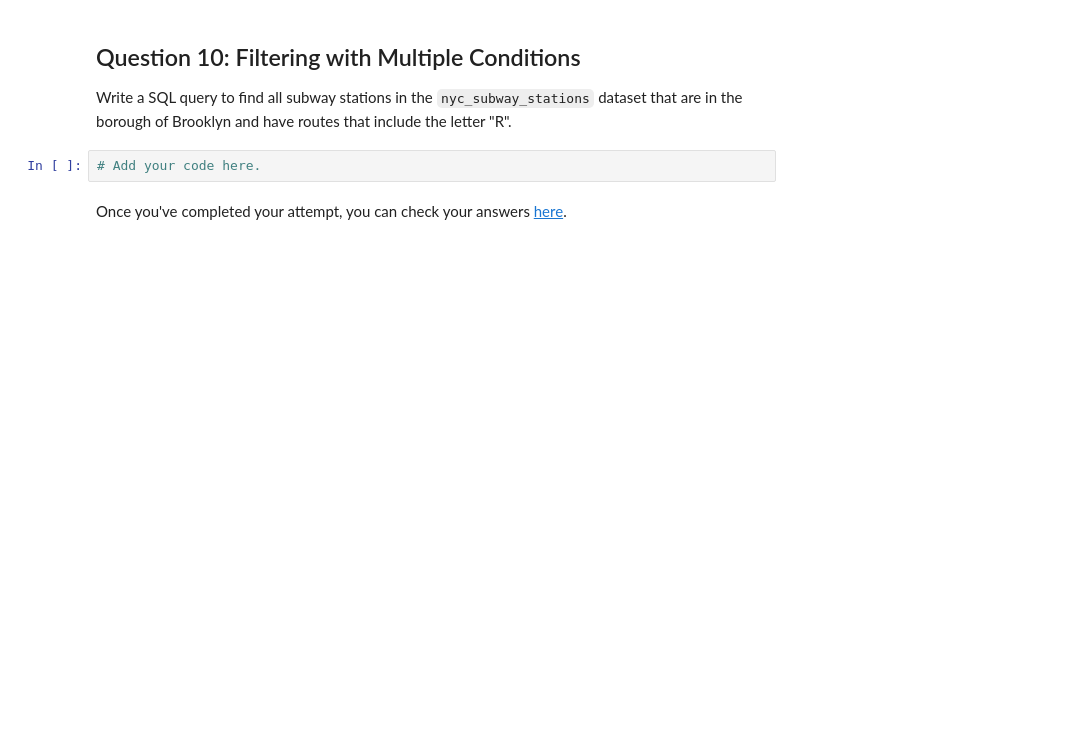
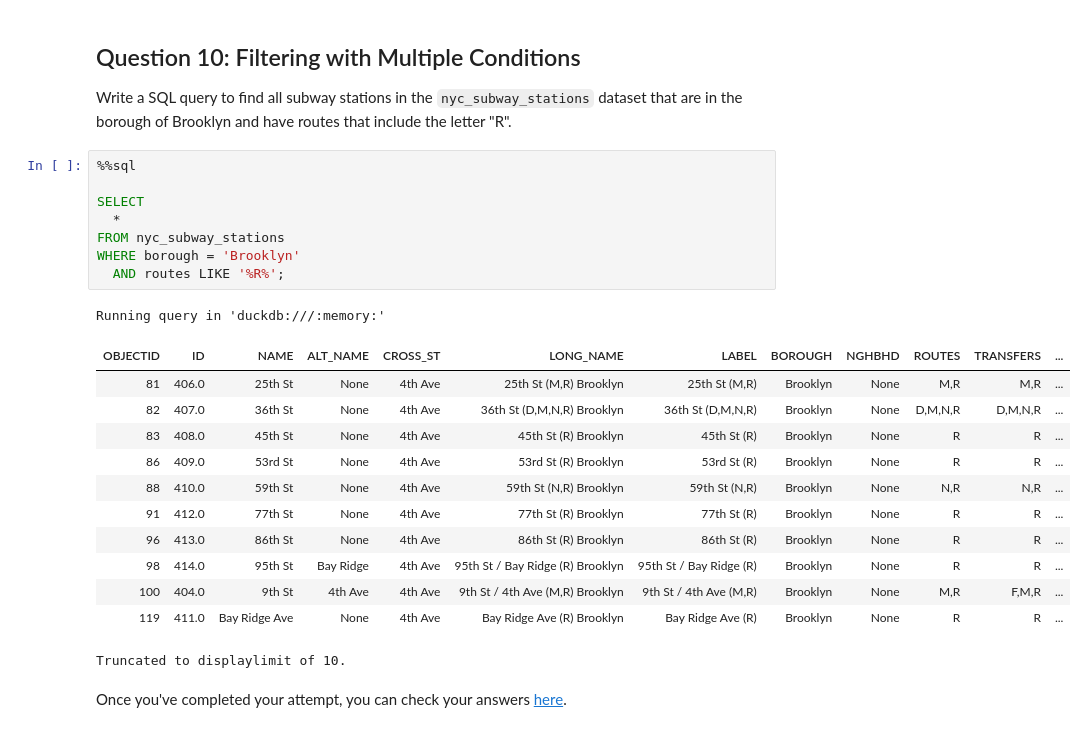
Before and after one commit to ZhuxunChen/Zhuxun.github.io, a Jupyter notebook: notebooks/W02_lab.ipynb, the cells around one changed output. Drawn from its saved outputs; the diff is of its cells as text; blank space fills up the shorter version.

```diff
--- a/notebooks/W02_lab.ipynb
+++ b/notebooks/W02_lab.ipynb
@@ -76,6 +277,26 @@ Write a SQL query to display the names of subway stations in the `nyc_subway_sta
 
 Write a SQL query to find all subway stations in the `nyc_subway_stations` dataset that are in the borough of Brooklyn and have routes that include the letter "R".
 # %%
-# Add your code here.
+%%sql
+
+SELECT
+  *
+FROM nyc_subway_stations
+WHERE borough = 'Brooklyn'
+  AND routes LIKE '%R%';
+# %% [output]
+Running query in 'duckdb:///:memory:'
+| OBJECTID | ID | NAME | ALT_NAME | CROSS_ST | LONG_NAME | LABEL | BOROUGH | NGHBHD | ROUTES | TRANSFERS | ... |
+| 81 | 406.0 | 25th St | None | 4th Ave | 25th St (M,R) Brooklyn | 25th St (M,R) | Brooklyn | None | M,R | M,R | ... |
+| 82 | 407.0 | 36th St | None | 4th Ave | 36th St (D,M,N,R) Brooklyn | 36th St (D,M,N,R) | Brooklyn | None | D,M,N,R | D,M,N,R | ... |
+| 83 | 408.0 | 45th St | None | 4th Ave | 45th St (R) Brooklyn | 45th St (R) | Brooklyn | None | R | R | ... |
+| 86 | 409.0 | 53rd St | None | 4th Ave | 53rd St (R) Brooklyn | 53rd St (R) | Brooklyn | None | R | R | ... |
+| 88 | 410.0 | 59th St | None | 4th Ave | 59th St (N,R) Brooklyn | 59th St (N,R) | Brooklyn | None | N,R | N,R | ... |
+| 91 | 412.0 | 77th St | None | 4th Ave | 77th St (R) Brooklyn | 77th St (R) | Brooklyn | None | R | R | ... |
+| 96 | 413.0 | 86th St | None | 4th Ave | 86th St (R) Brooklyn | 86th St (R) | Brooklyn | None | R | R | ... |
+| 98 | 414.0 | 95th St | Bay Ridge | 4th Ave | 95th St / Bay Ridge (R) Brooklyn | 95th St / Bay Ridge (R) | Brooklyn | None | R | R | ... |
+| 100 | 404.0 | 9th St | 4th Ave | 4th Ave | 9th St / 4th Ave (M,R) Brooklyn | 9th St / 4th Ave (M,R) | Brooklyn | None | M,R | F,M,R | ... |
+| 119 | 411.0 | Bay Ridge Ave | None | 4th Ave | Bay Ridge Ave (R) Brooklyn | Bay Ridge Ave (R) | Brooklyn | None | R | R | ... |
+Truncated to displaylimit of 10.
 # %% [markdown]
 Once you've completed your attempt, you can check your answers [here](https://github.com/oballinger/CASA0025/blob/main/notebooks/W02_lab_solution.ipynb).
```
Also changed, not shown: parts of 14 cells of this notebook.
